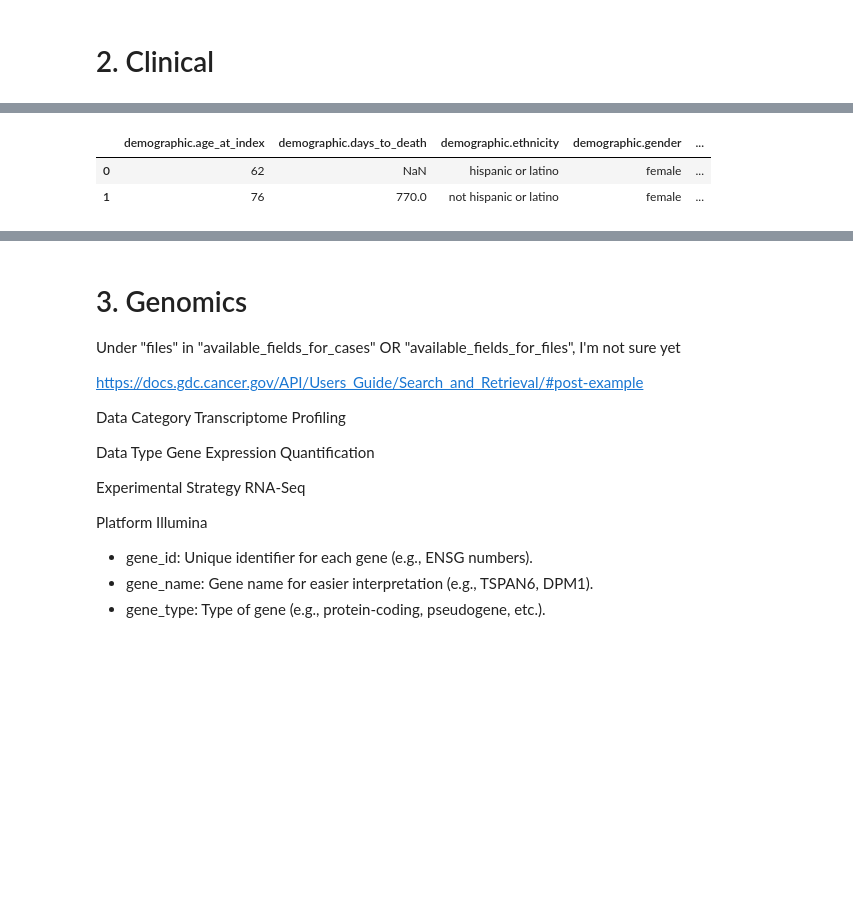
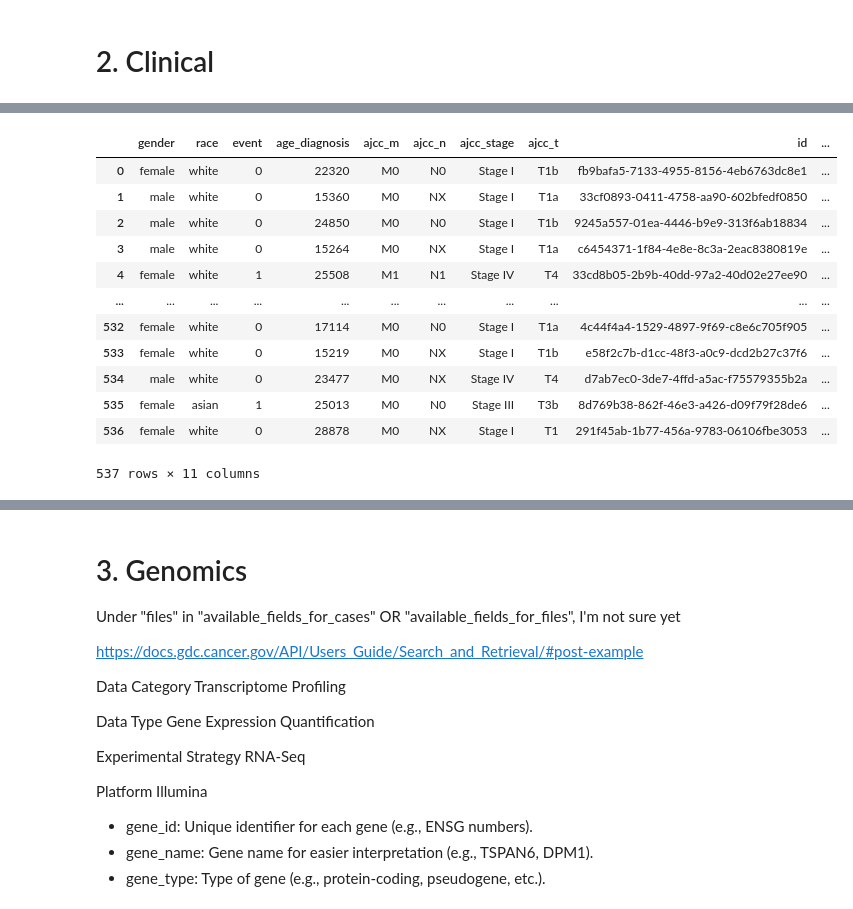
Before and after one commit to quanghieu31/multimodal-ccRCC, a Jupyter notebook: examples/data.ipynb, the cells around one changed output, grey strips where cells are left out. Drawn from its saved outputs; the diff is of its cells as text; code cells hidden in the pictures; blank space fills up the shorter version.

Commit message:
clean up examples

```diff
--- a/examples/data.ipynb
+++ b/examples/data.ipynb
@@ -252,15 +236,55 @@ with open("available_fields_for_files.txt", "w") as file:
     file.write("Available fields for files:\n\n")
     for field in schema["fields"]:
         file.write(f"{field}\n")
-# %%
-df["time"] = df.apply(
-    lambda row: row["demographic.days_to_death"]
-    if row["demographic.vital_status"] == "Dead"
-    else row["diagnoses.0.days_to_last_follow_up"],
-    axis=1,
-)
-df
-# %% [output]
-|  | demographic.age_at_index | demographic.days_to_death | demographic.ethnicity | demographic.gender | ... |
-| 0 | 62 | NaN | hispanic or latino | female | ... |
-| 1 | 76 | 770.0 | not hispanic or latino | female | ... |
+# %%
+def clean_metadata_clinical(file_name = config["clinical_path"]["raw_clinical"]):
+    """
+    - creates time and event columns
+    - removes unnecessary columns
+    - fills missing data for 2 columns (only missing 2 and 3 respectively)
+    - renames
+    """
+    df = pd.read_csv(file_name)
+    # create a time and an event feature
+    df["time"] = df.apply(
+        lambda row: row["demographic.days_to_death"]
+        if row["demographic.vital_status"] == "Dead"
+        else row["diagnoses.0.days_to_last_follow_up"],
+        axis=1,)
+    df["time"] = df["time"].astype("uint16") # save memory usage in range 0 to 65535
+    df = df.rename(columns={"demographic.vital_status": "event"})
+    df["event"] = df["event"].apply(lambda x: 1 if x=="Dead" else 0).astype("int8")
+    # remove the other date columns
+    df = df.drop(["demographic.days_to_death", "diagnoses.0.days_to_last_follow_up"], axis=1)
+    # fill misisng data unknown category ===>> to fill in ordinal code as -1 hmmmm # TODO
+    df = df.fillna("unknown")
+    # rename cols
+    df = df.rename(columns={
+        "demographic.gender": "gender",
+        "demographic.race": "race",
+        "diagnoses.0.age_at_diagnosis": "age_diagnosis",
+        "diagnoses.0.ajcc_pathologic_m": "ajcc_m",
+        "diagnoses.0.ajcc_pathologic_n": "ajcc_n",
+        "diagnoses.0.ajcc_pathologic_stage": "ajcc_stage",
+        "diagnoses.0.ajcc_pathologic_t": "ajcc_t"})
+    # convert to integer
+    df['age_diagnosis'] = pd.to_numeric(df['age_diagnosis'], errors='coerce')
+    df['age_diagnosis'] = df['age_diagnosis'].fillna(df['age_diagnosis'].mean()).astype(int)
+    return df
+
+df = clean_metadata_clinical()
+df
+# %% [output]
+|  | gender | race | event | age_diagnosis | ajcc_m | ajcc_n | ajcc_stage | ajcc_t | id | ... |
+| 0 | female | white | 0 | 22320 | M0 | N0 | Stage I | T1b | fb9bafa5-7133-4955-8156-4eb6763dc8e1 | ... |
+| 1 | male | white | 0 | 15360 | M0 | NX | Stage I | T1a | 33cf0893-0411-4758-aa90-602bfedf0850 | ... |
+| 2 | male | white | 0 | 24850 | M0 | N0 | Stage I | T1b | 9245a557-01ea-4446-b9e9-313f6ab18834 | ... |
+| 3 | male | white | 0 | 15264 | M0 | NX | Stage I | T1a | c6454371-1f84-4e8e-8c3a-2eac8380819e | ... |
+| 4 | female | white | 1 | 25508 | M1 | N1 | Stage IV | T4 | 33cd8b05-2b9b-40dd-97a2-40d02e27ee90 | ... |
+| ... | ... | ... | ... | ... | ... | ... | ... | ... | ... | ... |
+| 532 | female | white | 0 | 17114 | M0 | N0 | Stage I | T1a | 4c44f4a4-1529-4897-9f69-c8e6c705f905 | ... |
+| 533 | female | white | 0 | 15219 | M0 | NX | Stage I | T1b | e58f2c7b-d1cc-48f3-a0c9-dcd2b27c37f6 | ... |
+| 534 | male | white | 0 | 23477 | M0 | NX | Stage IV | T4 | d7ab7ec0-3de7-4ffd-a5ac-f75579355b2a | ... |
+| 535 | female | asian | 1 | 25013 | M0 | N0 | Stage III | T3b | 8d769b38-862f-46e3-a426-d09f79f28de6 | ... |
+| 536 | female | white | 0 | 28878 | M0 | NX | Stage I | T1 | 291f45ab-1b77-456a-9783-06106fbe3053 | ... |
+537 rows × 11 columns
```
Also changed, not shown: parts of 8 cells of this notebook, 2 other files.
